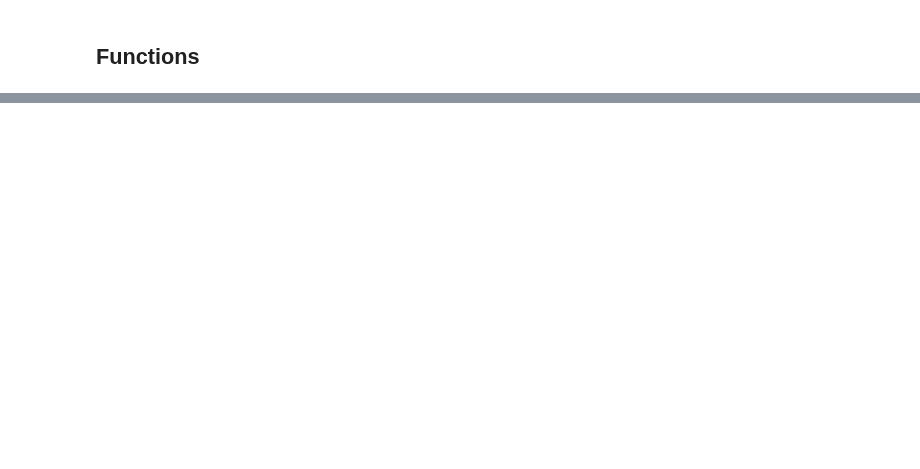
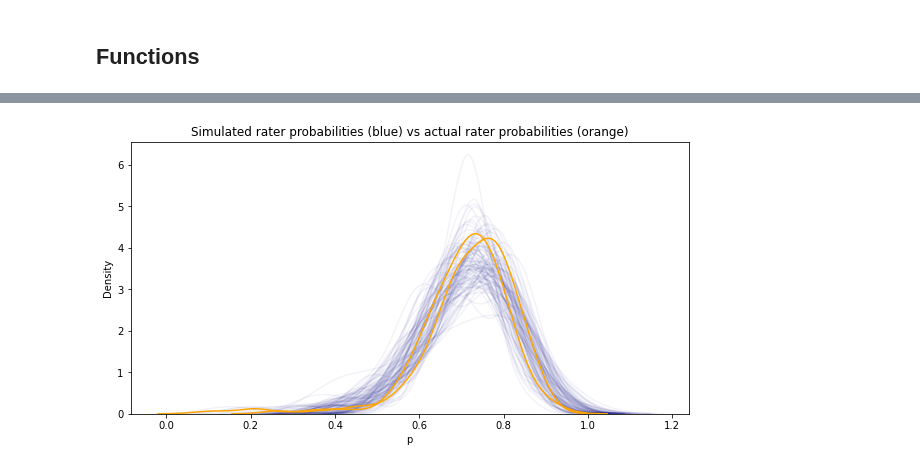
Before and after one commit to imrogerjiang/bayesian-inference-topic-measures, a Jupyter notebook: Significance test comparison.ipynb, the cells around one changed output, grey strips where cells are left out. Cells and saved outputs as stored; diff of their text form; code cells hidden in the pictures; blank space fills up the shorter version.

```diff
--- a/Significance test comparison.ipynb
+++ b/Significance test comparison.ipynb
@@ -208,0 +428,28 @@ for p in p_diff:
+# %%
+size=100
+
+_, ax = plt.subplots(1,1,figsize=(10,5))
+
+
+# Selecting 100 random simulations
+rand_ids = np.random.choice(range(1000), size=size, replace=False)
+
+# Calculating rater proportions
+samples = (sim_scores[sim_scores["sim_id"].isin(rand_ids)].groupby(["sim_id", "sim_rater_id"])
+           .agg({"intrusion":["sum", "count"]}).reset_index())
+samples["p"] = samples[("intrusion", "sum")]/samples[("intrusion", "count")]
+# Plotting proportions
+for sim_id in rand_ids:
+    sns.kdeplot(samples[samples["sim_id"]==sim_id]["p"], ax=ax, color="navy", alpha=0.05)
+
+# Repeat calculations and plots for actual data
+actuals = (data.groupby(["corpus_id", "rater_id"])
+           .agg({"intrusion":["sum", "count"]}).reset_index())
+actuals["p"]=actuals[("intrusion", "sum")]/actuals[("intrusion", "count")]
+for corpus_id in range(2):
+    sns.kdeplot(actuals[actuals["corpus_id"]==corpus_id]["p"], ax=ax, color="orange", alpha=1)
+
+ax.set_title("Simulated rater probabilities (blue) vs actual rater probabilities (orange)")
+plt.show()
+# %% [output]
+[figure, added]
```
Also changed, not shown: parts of 42 cells of this notebook.
